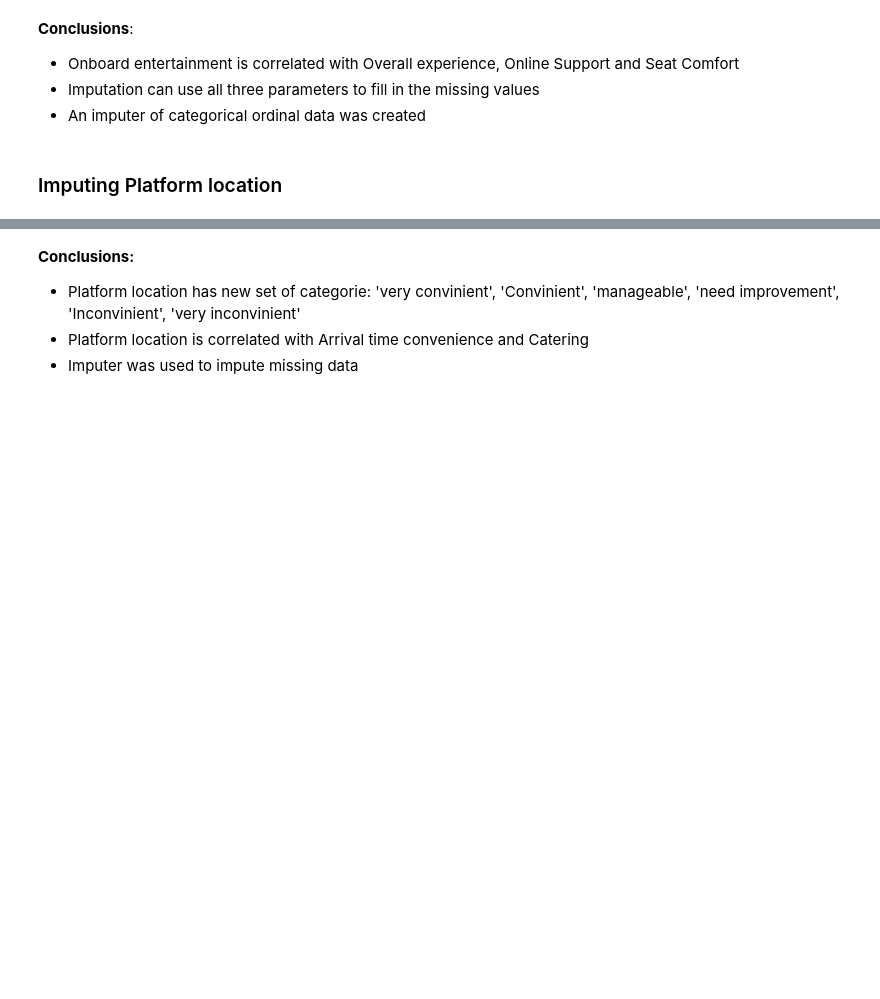
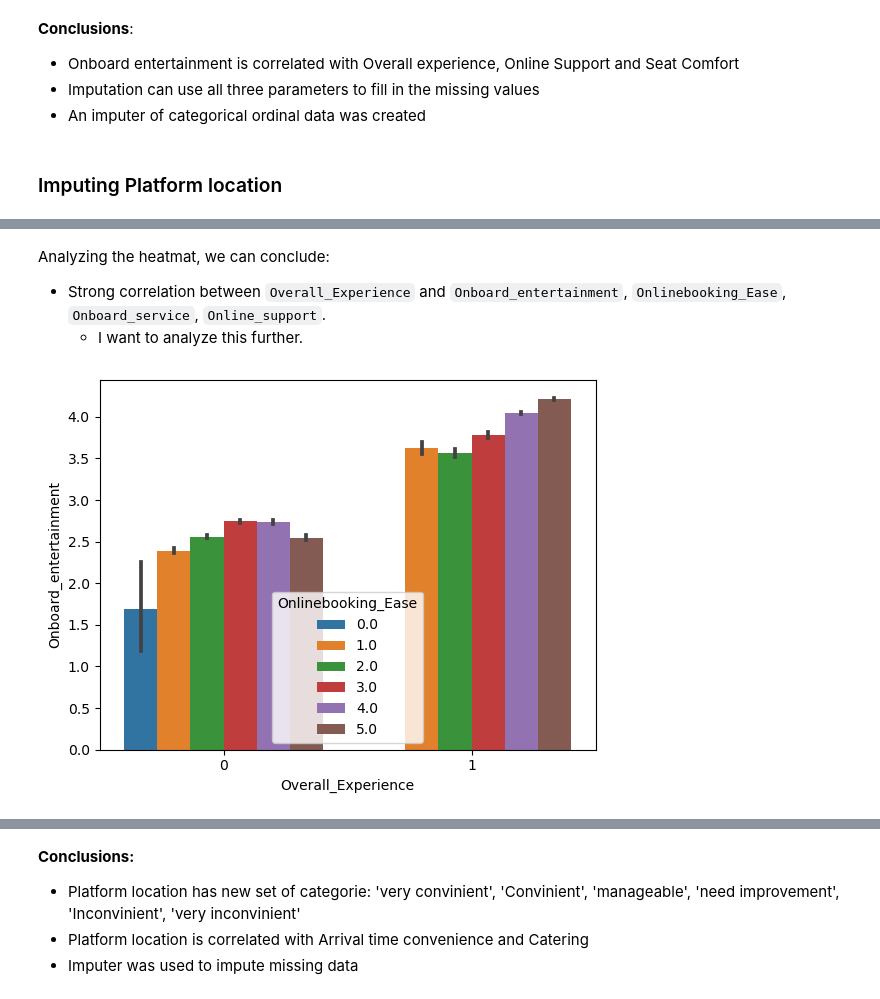
Before and after one commit to rctruta/shinkanzen_travel_experience_hackathon, a Jupyter notebook: eda.ipynb, the cells around one changed output, grey strips where cells are left out. Drawn from its saved outputs; the diff is of its cells as text; code cells hidden in the pictures; blank space fills up the shorter version.

```diff
--- a/eda.ipynb
+++ b/eda.ipynb
@@ -212,3 +620,12 @@ plt.show()
+# %% [markdown]
+Analyzing the heatmat, we can conclude:
+  - Strong correlation between `Overall_Experience` and `Onboard_entertainment`, `Onlinebooking_Ease`, `Onboard_service`, `Online_support`.
+    - I want to analyze this further.
+# %%
+sns.barplot(data=transformed_df, x='Overall_Experience', y='Onboard_entertainment', hue='Onlinebooking_Ease')
+plt.show()
+# %% [output]
+[figure, added]
 # %%
 sns.barplot(data=transformed_df, x='Arrival_time_convenient', y='Platform_location', hue='Catering')
 plt.show()
```
Also changed, not shown: parts of 33 cells of this notebook.
